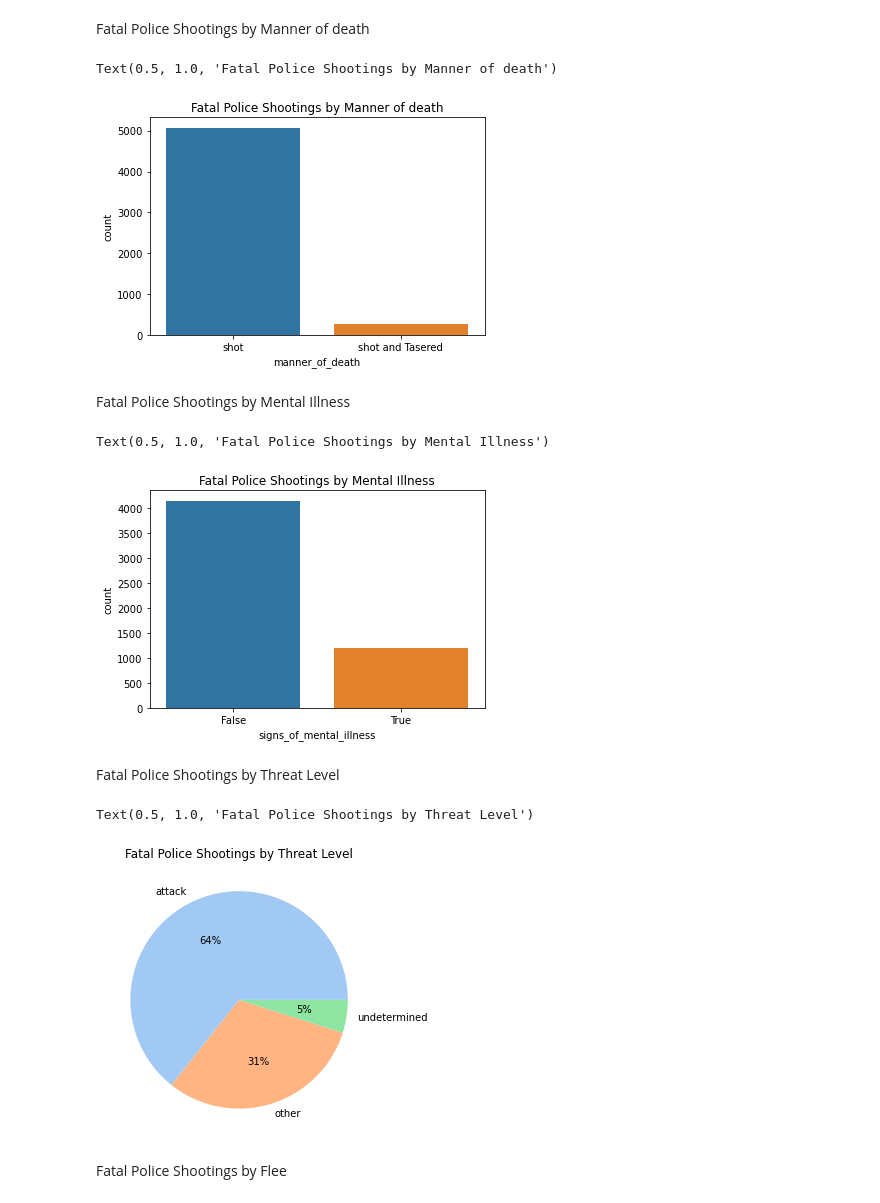
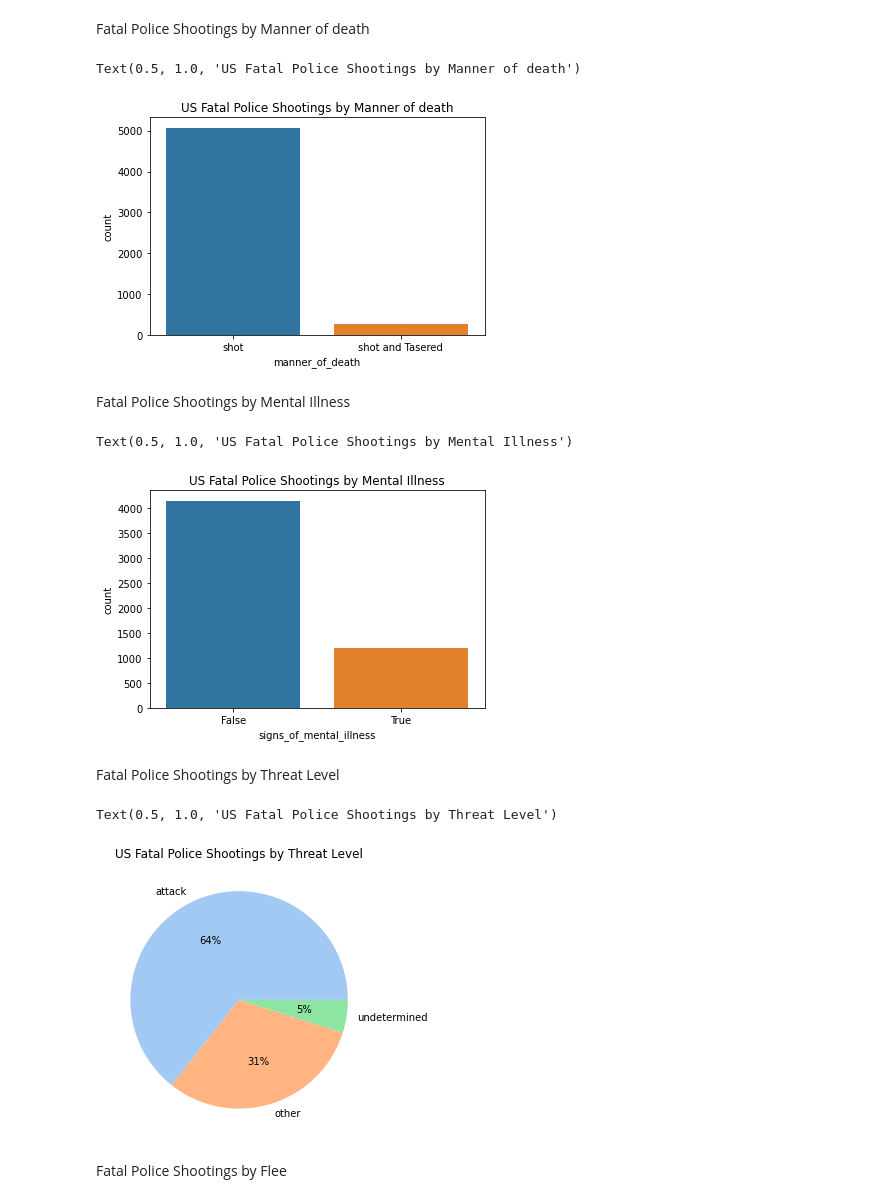
Before and after one commit to diazridzky/Fatal-Police-Shootings-in-the-US, a Jupyter notebook: Data Cleaning & EDA.ipynb, the cells around one changed output. Drawn from its saved outputs; the diff is of its cells as text; code cells hidden in the pictures.

```diff
--- a/Data Cleaning & EDA.ipynb
+++ b/Data Cleaning & EDA.ipynb
@@ -288,28 +288,28 @@ Text(0.5, 1.0, 'Fatal Police Shootings by Race')
 Fatal Police Shootings by Manner of death
 # %%
 sns.countplot(x='manner_of_death',data=df)
-plt.title('Fatal Police Shootings by Manner of death')
+plt.title('US Fatal Police Shootings by Manner of death')
 # %% [output]
-Text(0.5, 1.0, 'Fatal Police Shootings by Manner of death')
+Text(0.5, 1.0, 'US Fatal Police Shootings by Manner of death')
-[figure, old version]
+[figure, new version]
 # %% [markdown]
 Fatal Police Shootings by Mental Illness
 # %%
 sns.countplot(x='signs_of_mental_illness',data=df)
-plt.title('Fatal Police Shootings by Mental Illness')
+plt.title('US Fatal Police Shootings by Mental Illness')
 # %% [output]
-Text(0.5, 1.0, 'Fatal Police Shootings by Mental Illness')
+Text(0.5, 1.0, 'US Fatal Police Shootings by Mental Illness')
-[figure, old version]
+[figure, new version]
 # %% [markdown]
 Fatal Police Shootings by Threat Level
 # %%
 threat_level = df['threat_level'].value_counts()
 plt.figure(figsize=(10,5))
 plt.pie(threat_level, labels = threat_level.index, colors = colors, autopct='%.0f%%')
-plt.title('Fatal Police Shootings by Threat Level')
+plt.title('US Fatal Police Shootings by Threat Level')
 # %% [output]
-Text(0.5, 1.0, 'Fatal Police Shootings by Threat Level')
+Text(0.5, 1.0, 'US Fatal Police Shootings by Threat Level')
-[figure, old version]
+[figure, new version]
 # %% [markdown]
 Fatal Police Shootings by Flee
 # %%
```
Also changed, not shown: parts of 11 cells of this notebook.
